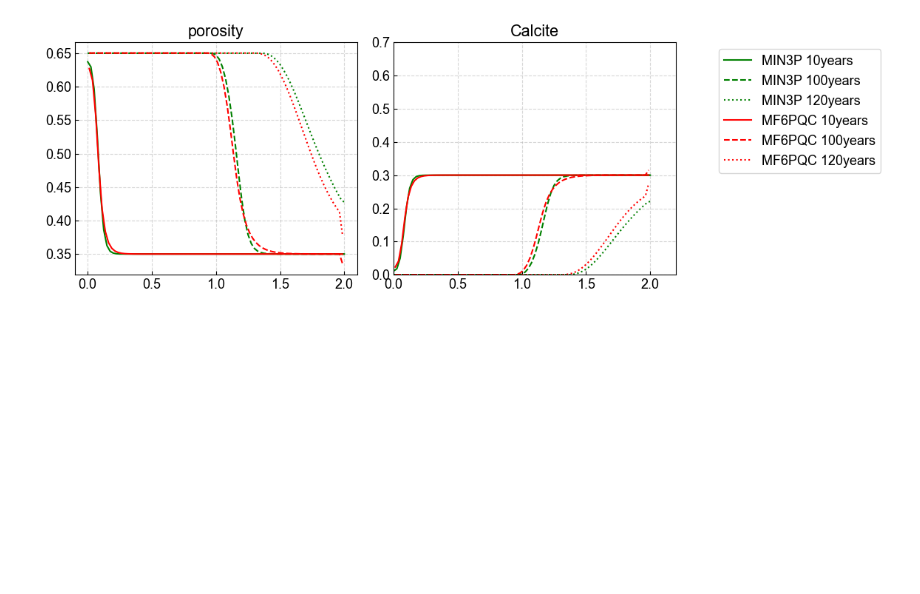
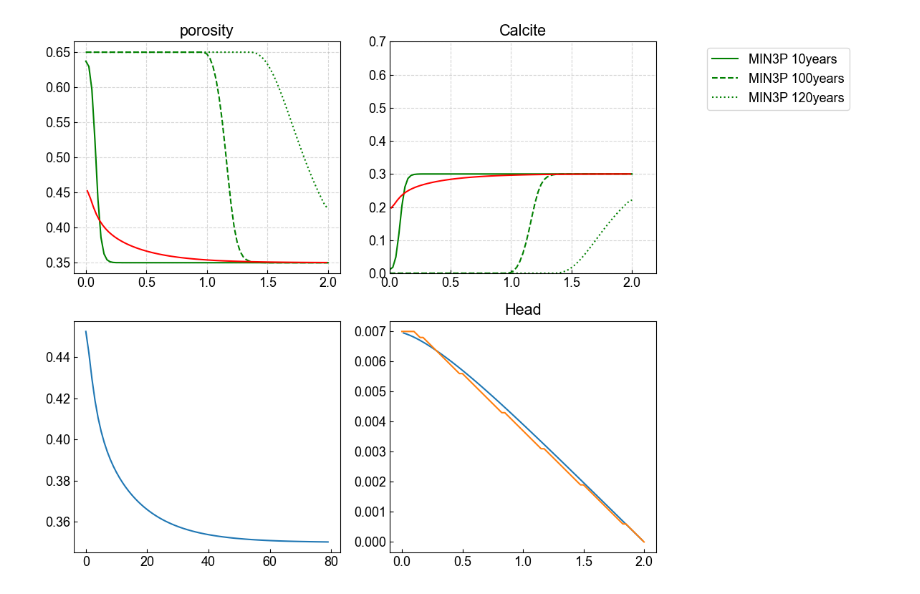
Before and after one commit to wangzitao21/mf6pqc, a Jupyter notebook: examples/Xie2015_B1/plot.ipynb, the cells around one changed output. Cells and saved outputs as stored; diff of their text form; code cells hidden in the pictures; blank space fills up the shorter version.

```diff
--- a/examples/Xie2015_B1/plot.ipynb
+++ b/examples/Xie2015_B1/plot.ipynb
@@ -19,58 +19,70 @@ K = np.load(f"./output/results_K.npy")
 
 MIN3P_output = pd.read_csv("./input_data/MIN3P_output.csv")
 
-# sim = flopy.mf6.MFSimulation.load(sim_ws="./simulation/", sim_name="model", verbosity_level=0)
-# head = sim.get_model("gwf_model").output.head().get_alldata()
+sim = flopy.mf6.MFSimulation.load(sim_ws="./simulation/", sim_name="model", verbosity_level=0)
+head = sim.get_model("gwf_model").output.head().get_alldata()
 # %%
 L = 2.0
 dx = 0.025
 n_mf6 = 80
 n_min3p = 81
 
 x_mf6 = np.linspace(dx/2, L - dx/2, n_mf6)
 x_min3p = np.linspace(0, L, n_min3p)
 
-fig, axes = plt.subplots(1, 2, figsize=(12, 4))
+fig, axes = plt.subplots(2, 2, figsize=(12, 8))
 
-axes[0].plot(x_min3p, MIN3P_output["Porosity 10years"], c='green', linestyle='-', label='MIN3P 10years')
-axes[0].plot(x_min3p, MIN3P_output["Porosity 100years"], c='green', linestyle='--', label='MIN3P 100years')
-axes[0].plot(x_min3p, MIN3P_output["Porosity 120years"], c='green', linestyle=':', label='MIN3P 120years')
-# axes[0].plot(x_mf6, porosity[-1], label='MF6PQC', c='red', linestyle='-')
-axes[0].plot(x_mf6, porosity[1000*10], c='red', linestyle='-', label='MF6PQC 10years')
-axes[0].plot(x_mf6, porosity[1000*100], c='red', linestyle='--', label='MF6PQC 100years')
-axes[0].plot(x_mf6, porosity[1000*120], c='red', linestyle=':', label='MF6PQC 120years')
-axes[0].set_title("porosity")
-axes[0].set_xticks(np.linspace(0, 2, 5))
+ax = axes[0, 0]
+
+ax.plot(x_min3p, MIN3P_output["Porosity 10years"], c='green', linestyle='-', label='MIN3P 10years')
+ax.plot(x_min3p, MIN3P_output["Porosity 100years"], c='green', linestyle='--', label='MIN3P 100years')
+ax.plot(x_min3p, MIN3P_output["Porosity 120years"], c='green', linestyle=':', label='MIN3P 120years')
+ax.plot(x_mf6, porosity[-1], label='MF6PQC', c='red', linestyle='-')
+# ax.plot(x_mf6, porosity[1000*10], c='red', linestyle='-', label='MF6PQC 10years')
+# ax.plot(x_mf6, porosity[1000*100], c='red', linestyle='--', label='MF6PQC 100years')
+# ax.plot(x_mf6, porosity[1000*120], c='red', linestyle=':', label='MF6PQC 120years')
+ax.set_title("porosity")
+ax.set_xticks(np.linspace(0, 2, 5))
 # axes[0].legend(loc="best", fontsize=12, prop={'family': 'SimSun'})
-axes[0].grid(visible=True, which='major', axis='both', alpha=0.5, linestyle='--')
-axes[0].set_axisbelow(True)
+ax.grid(visible=True, which='major', axis='both', alpha=0.5, linestyle='--')
+ax.set_axisbelow(True)
 
 # axes[1].plot(K[-1])
 # axes[1].set_title("K")
 # axes[1].set_xticks(np.linspace(0, 80, 5))
 
-axes[1].plot(x_min3p, MIN3P_output["Calcite 10years"], c='green', label='MIN3P 10years')
-axes[1].plot(x_min3p, MIN3P_output["Calcite 100years"], c='green', linestyle='--', label='MIN3P 100years')
-axes[1].plot(x_min3p, MIN3P_output["Calcite 120years"], c='green', linestyle=':', label='MIN3P 120years')
-# axes[1].plot(x_mf6, results[-1, 0, :] / 2.71 * 100.09 / 1000, , c='red', linestyle='-')
-axes[1].plot(x_mf6, results[1000*10, 0, :] / 2.71 * 100.09 / 1000, c='red', linestyle='-', label='MF6PQC 10years')
-axes[1].plot(x_mf6, results[1000*100, 0, :] / 2.71 * 100.09 / 1000, c='red', linestyle='--', label='MF6PQC 100years')
-axes[1].plot(x_mf6, results[1000*120, 0, :] / 2.71 * 100.09 / 1000, c='red', linestyle=':', label='MF6PQC 120years')
-axes[1].set_title("Calcite")
-axes[1].set_xticks(np.linspace(0, 2, 5))
-axes[1].set_ylim(0,0.7)
-axes[1].set_xlim(0,2.2)
-axes[1].legend(bbox_to_anchor=(1.75, 1), loc='upper right')
-axes[1].grid(visible=True, which='major', axis='both', alpha=0.5, linestyle='--')
-axes[1].set_axisbelow(True)
+ax = axes[0, 1]
 
+ax.plot(x_min3p, MIN3P_output["Calcite 10years"], c='green', label='MIN3P 10years')
+ax.plot(x_min3p, MIN3P_output["Calcite 100years"], c='green', linestyle='--', label='MIN3P 100years')
+ax.plot(x_min3p, MIN3P_output["Calcite 120years"], c='green', linestyle=':', label='MIN3P 120years')
+ax.plot(x_mf6, results[-1, 0, :] / 2.71 * 100.09 / 1000, c='red', linestyle='-')
+# axes[1].plot(x_mf6, results[1000*10, 0, :] / 2.71 * 100.09 / 1000, c='red', linestyle='-', label='MF6PQC 10years')
+# axes[1].plot(x_mf6, results[1000*100, 0, :] / 2.71 * 100.09 / 1000, c='red', linestyle='--', label='MF6PQC 100years')
+# axes[1].plot(x_mf6, results[1000*120, 0, :] / 2.71 * 100.09 / 1000, c='red', linestyle=':', label='MF6PQC 120years')
+ax.set_title("Calcite")
+ax.set_xticks(np.linspace(0, 2, 5))
+ax.set_ylim(0,0.7)
+ax.set_xlim(0,2.2)
+ax.legend(bbox_to_anchor=(1.75, 1), loc='upper right')
+ax.grid(visible=True, which='major', axis='both', alpha=0.5, linestyle='--')
+ax.set_axisbelow(True)
 
-# axes[3].plot(x_mf6, head[0, 0, 0, :])
-# axes[3].plot(x_min3p, MIN3P_output["Hydraulic head 120years"])
-# axes[3].set_title("Head")
-# axes[3].set_xticks(np.linspace(0, 2, 5))
+ax = axes[1, 0]
+
+ax.plot(porosity[-1])
+# ax.plot(x_min3p, MIN3P_output["Hydraulic head 120years"])
+# ax.set_title("Head")
+# ax.set_xticks(np.linspace(0, 2, 5))
+
+ax = axes[1, 1]
+
+ax.plot(x_mf6, head[-1, 0, 0, :])
+ax.plot(x_min3p, MIN3P_output["Hydraulic head 10years"])
+ax.set_title("Head")
+ax.set_xticks(np.linspace(0, 2, 5))
 
 plt.tight_layout()
 plt.show()
 # %% [output]
-[figure, old version]
+[figure, new version]
```
Also changed, not shown: parts of 4 cells of this notebook, 51 other files.
